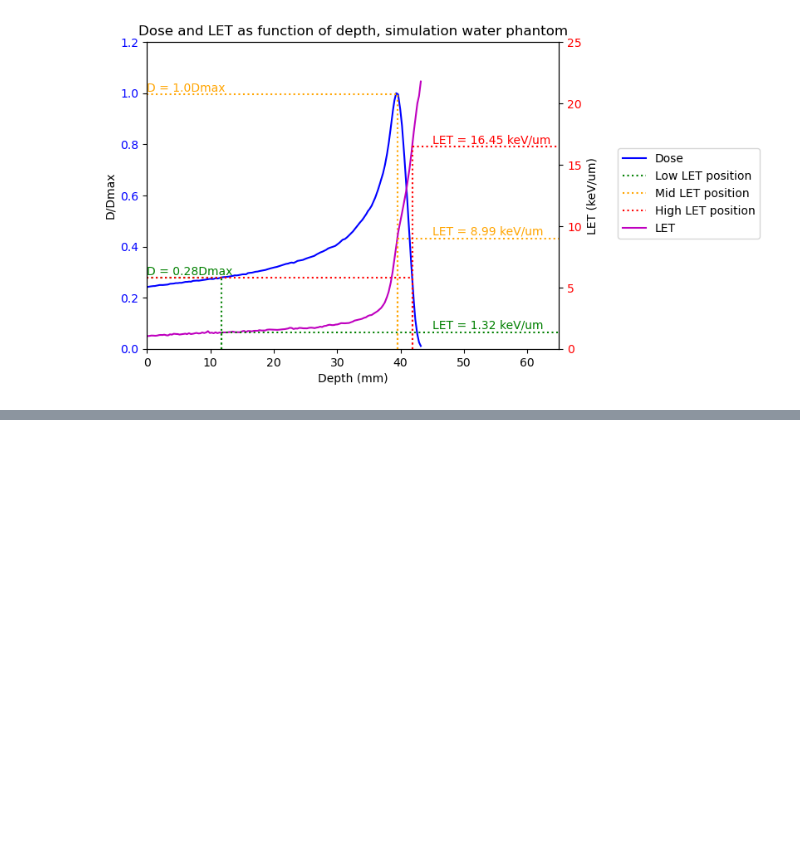
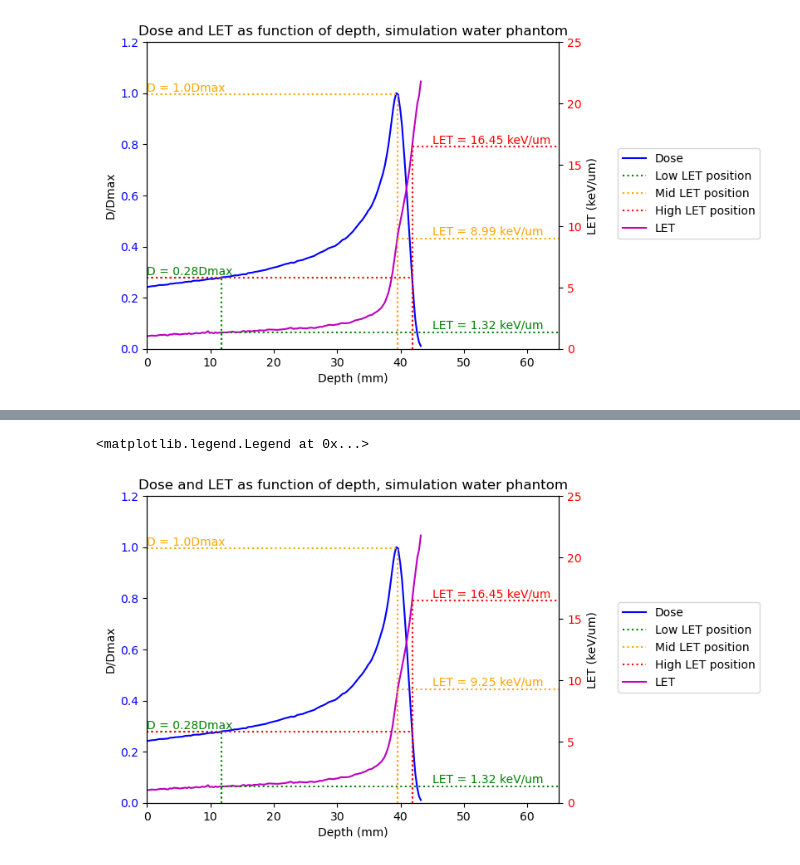
Before and after one commit to BrittHaanen15/Thesis_project, a Jupyter notebook: Python codes/Finding mid LET.ipynb, the cells around one changed output, grey strips where cells are left out. Saved outputs shown, nothing was run; the diff lists cells and outputs as text; code cells hidden in the pictures; blank space fills up the shorter version.

```diff
--- a/Python codes/Finding mid LET.ipynb
+++ b/Python codes/Finding mid LET.ipynb
@@ -452,0 +571,54 @@ fig.legend(loc='center left', bbox_to_anchor=(1, 0.5))
+# %%
+#Plot lineprofile as function of depth
+fig, ax1 = plt.subplots()
+
+#plot dose
+ax1.plot(LET_interp['Depth'], LET_interp['Dose'], label='Dose', color='b')
+ax1.set_xlabel('Depth (mm)')
+ax1.set_ylabel('D/Dmax')
+ax1.tick_params(axis='y', labelcolor='b')
+ax1.set_xlim([0, 65])
+ax1.set_ylim([0, 1.2])
+
+#low position
+plt.hlines(low_LET_position['Dose'], 0, low_LET_position['Depth'], colors='green', linestyles='dotted', label='Low LET position')
+plt.vlines(low_LET_position['Depth'], 0, low_LET_position['Dose'], colors='green', linestyles='dotted')
+plt.text(0, low_LET_position['Dose'] + 0.01, f'D = {round(low_LET_position['Dose'],2)}Dmax', fontsize=10, color='green')
+
+#mid position
+plt.hlines(mid_LET_position_otherMEV['Dose'], 0, mid_LET_position_otherMEV['Depth'], colors='orange', linestyles='dotted', label='Mid LET position')
+plt.vlines(mid_LET_position_otherMEV['Depth'], 0, mid_LET_position_otherMEV['Dose'], colors='orange', linestyles='dotted')
+plt.text(0, mid_LET_position_otherMEV['Dose'] + 0.01, f'D = {round(mid_LET_position_otherMEV['Dose'],2)}Dmax', fontsize=10, color='orange')
+
+#high position
+plt.hlines(high_LET_position['Dose'], 0, high_LET_position['Depth'], colors='red', linestyles='dotted', label='High LET position')
+plt.vlines(high_LET_position['Depth'], 0, high_LET_position['Dose'], colors='red', linestyles='dotted')
+
+
+#plot let
+ax2 = ax1.twinx()
+ax2.plot(LET_interp['Depth'], LET_interp['LET'], label='LET', color='m')
+ax2.set_ylabel('LET (keV/um)')
+ax2.tick_params(axis='y', labelcolor='r')
+ax2.set_ylim([0, 25])
+
+#low position
+plt.hlines(low_LET_position['LET'], low_LET_position['Depth'], 65, colors='green', linestyles='dotted')
+plt.vlines(low_LET_position['Depth'], 0, low_LET_position['LET'], colors='green', linestyles='dotted')
+plt.text(45, low_LET_position['LET'] + 0.3, f'LET = {round(low_LET_position['LET'],2)} keV/um', fontsize=10, color='green')
+
+#mid position
+plt.hlines(mid_LET_position_otherMEV['LET'], mid_LET_position_otherMEV['Depth'], 65, colors='orange', linestyles='dotted')
+plt.vlines(mid_LET_position_otherMEV['Depth'], 0, mid_LET_position_otherMEV['LET'], colors='orange', linestyles='dotted')
+plt.text(45, mid_LET_position_otherMEV['LET'] + 0.3, f'LET = {round(mid_LET_position_otherMEV['LET'],2)} keV/um', fontsize=10, color='orange')
+
+#high position
+plt.hlines(high_LET_position['LET'], high_LET_position['Depth'], 65, colors='red', linestyles='dotted')
+plt.vlines(high_LET_position['Depth'], 0, high_LET_position['LET'], colors='red', linestyles='dotted')
+plt.text(45, high_LET_position['LET'] + 0.3, f'LET = {round(high_LET_position['LET'],2)} keV/um', fontsize=10, color='red')
+
+plt.title('Dose and LET as function of depth, simulation water phantom')
+fig.legend(loc='center left', bbox_to_anchor=(1, 0.5))
+# %% [output]
+<matplotlib.legend.Legend at 0x...>
+[figure, added]
```
Also changed, not shown: parts of 10 cells of this notebook, 1 other file.
